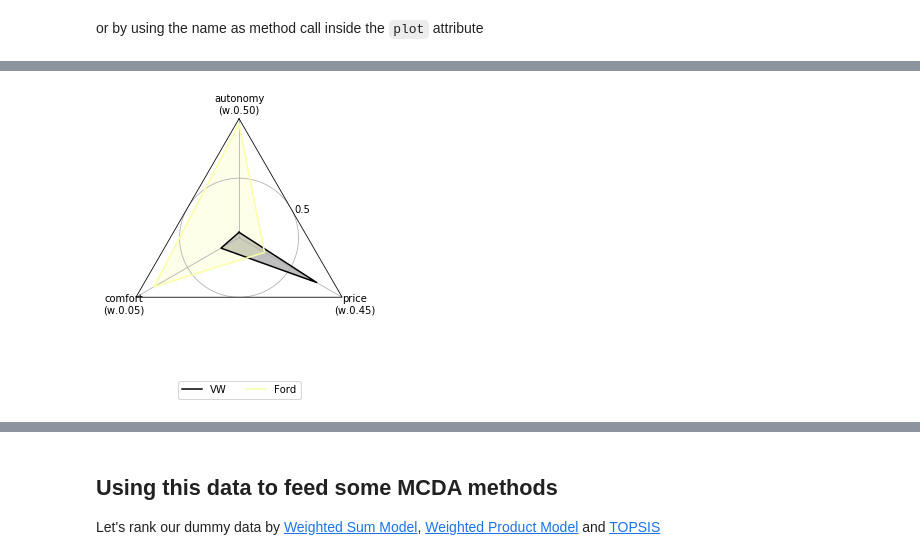
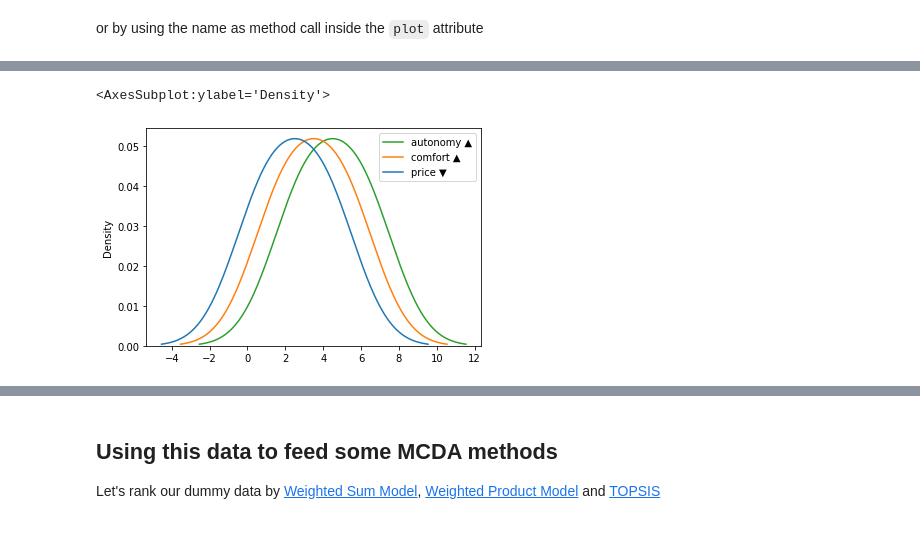
Before and after one commit to quatrope/scikit-criteria, a Jupyter notebook: docs/source/tutorial/quickstart.ipynb, the cells around one changed output, grey strips where cells are left out. Cells and saved outputs as stored; diff of their text form; code cells hidden in the pictures.

```diff
--- a/docs/source/tutorial/quickstart.ipynb
+++ b/docs/source/tutorial/quickstart.ipynb
@@ -164,4 +176,5 @@ Let's change the colors of the radar plot and show their criteria optimization s
-# %%
-data.plot.radar(cmap="inferno", show_criteria=False);
-# %% [output]
-[figure, removed]
+# %%
+dm.plot.kde()
+# %% [output]
+<AxesSubplot:ylabel='Density'>
+[figure, added]
```
Also changed, not shown: parts of 68 cells of this notebook, 2 other files.
